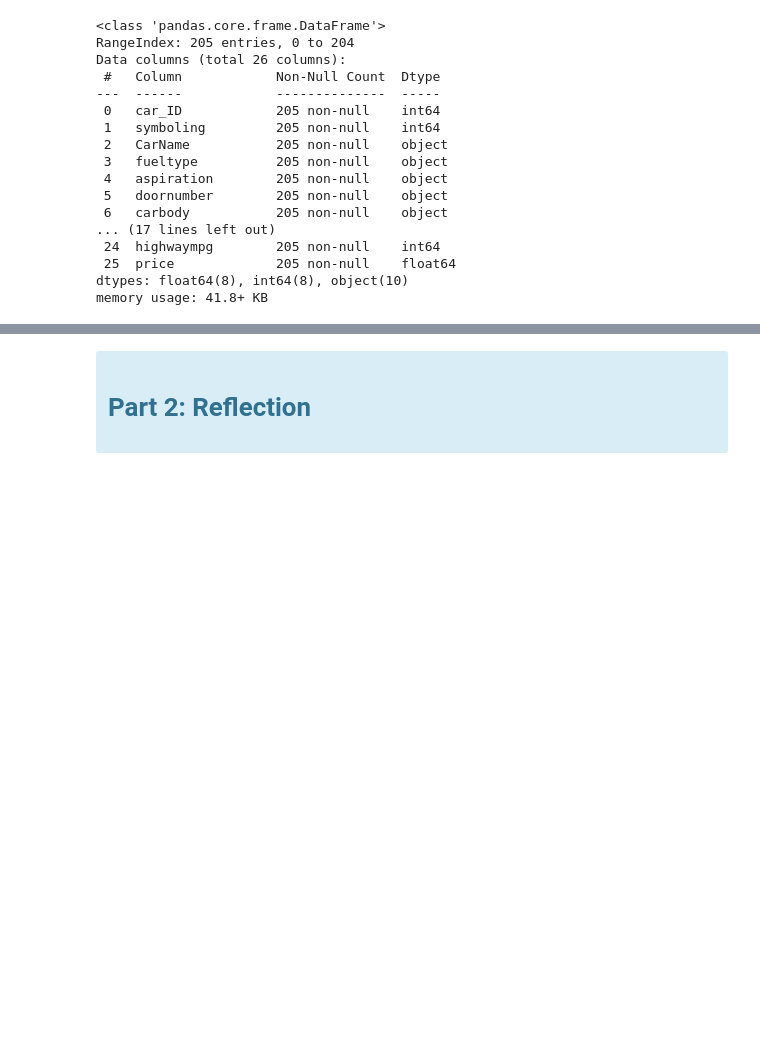
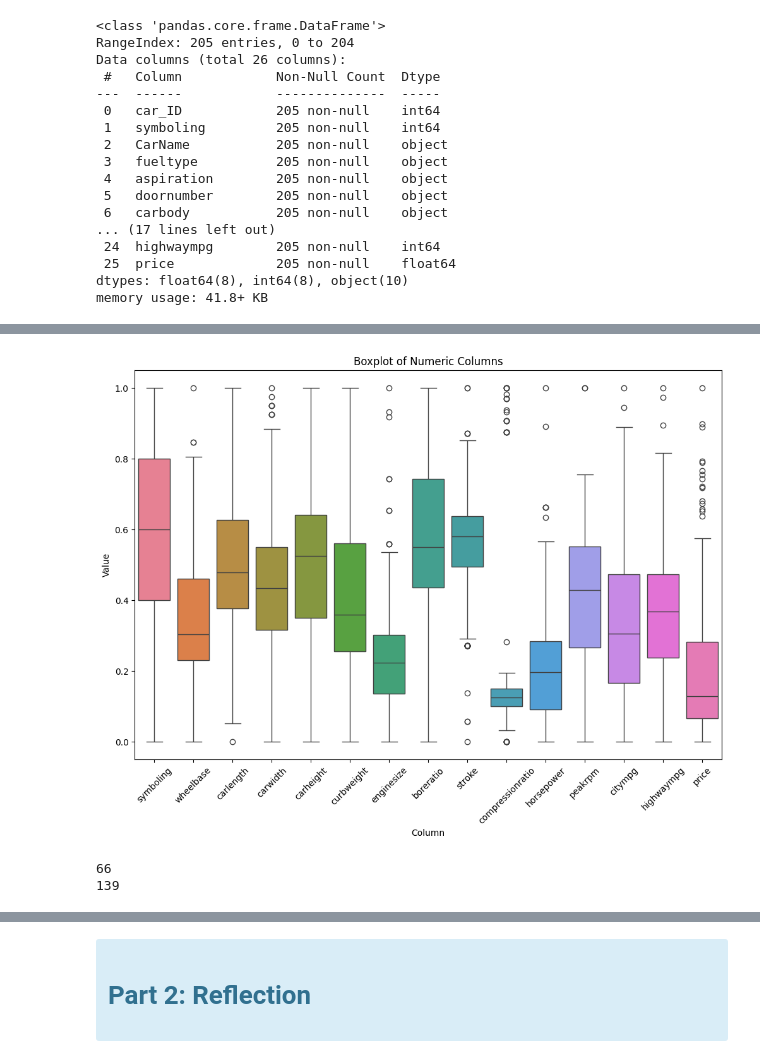
Before and after one commit to jonamadk/scaling-ML-journey, a Jupyter notebook: lab-01/Lab1.ipynb, the cells around one changed output, grey strips where cells are left out. Cells and saved outputs as stored; diff of their text form; code cells hidden in the pictures; blank space fills up the shorter version.

```diff
--- a/lab-01/Lab1.ipynb
+++ b/lab-01/Lab1.ipynb
@@ -314,4 +298,7 @@ Name: price, dtype: float64
 # %%
+
+
+car_dataframe = car_dataframe.drop(columns=['car_ID','CarName'])
 
 # Identify missing values
 missing_values = car_dataframe.isnull().any()
@@ -336,0 +350,42 @@ dtype: bool
+# %%
+from sklearn.preprocessing import MinMaxScaler
+import matplotlib.pyplot as plt
+
+# Extract numeric columns
+numeric_columns = car_dataframe.select_dtypes(include=['number'])
+
+# Apply Min-Max scaling to numeric columns
+scaler = MinMaxScaler()
+scaled_numeric_columns = scaler.fit_transform(numeric_columns)
+scaled_numeric_df = pd.DataFrame(scaled_numeric_columns, columns=numeric_columns.columns)
+
+
+# Draw boxplot to identify outliers with custom color
+plt.figure(figsize=(12, 8))
+sns.boxplot(data=scaled_numeric_df)
+plt.title('Boxplot of Numeric Columns')
+plt.xlabel('Column')
+plt.ylabel('Value')
+plt.xticks(rotation=45)
+plt.show()
+# %% [output]
+[figure, added]
+# %%
+# Identify outliers in the scaled numeric DataFrame
+Q1 = scaled_numeric_df.quantile(0.25)
+Q3 = scaled_numeric_df.quantile(0.75)
+IQR = Q3 - Q1
+
+# Define a threshold to identify outliers
+threshold = 1.5
+
+# Identify outliers
+outliers = (scaled_numeric_df < (Q1 - threshold * IQR)) | (scaled_numeric_df > (Q3 + threshold * IQR))
+
+# Display rows containing outliers
+print(rows_with_outliers.shape[0])
+dataframe_without_outliers = car_dataframe[~outliers.any(axis=1)]
+print(dataframe_without_outliers.shape[0])
+# %% [output]
+66
+139
```
Also changed, not shown: parts of 20 cells of this notebook, 2 other files.
